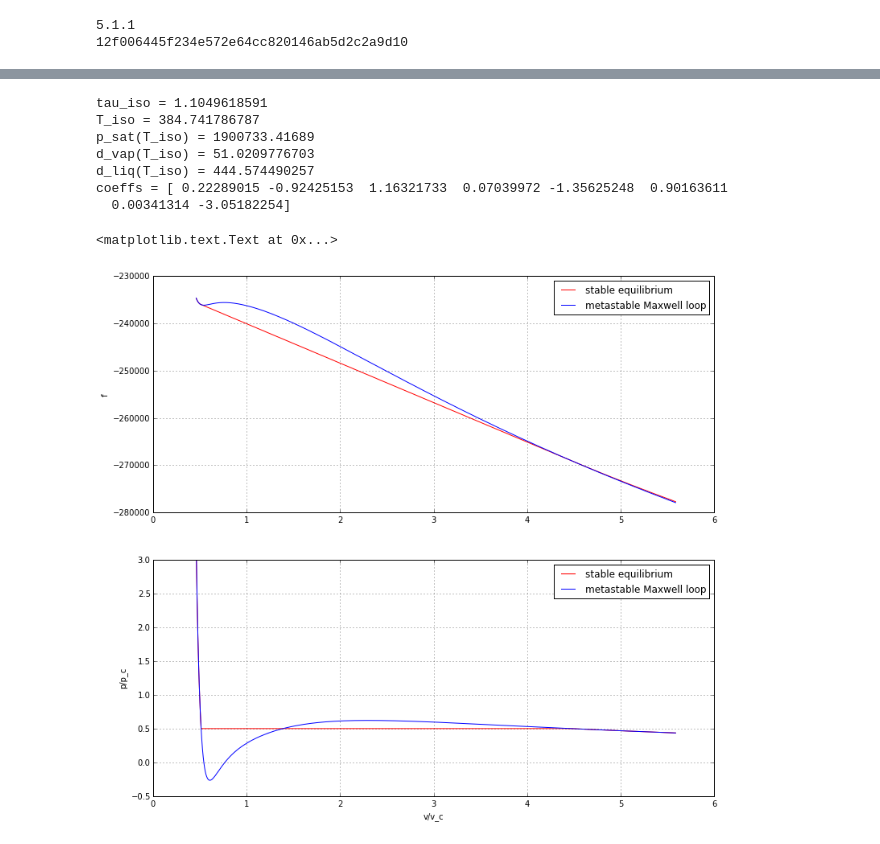
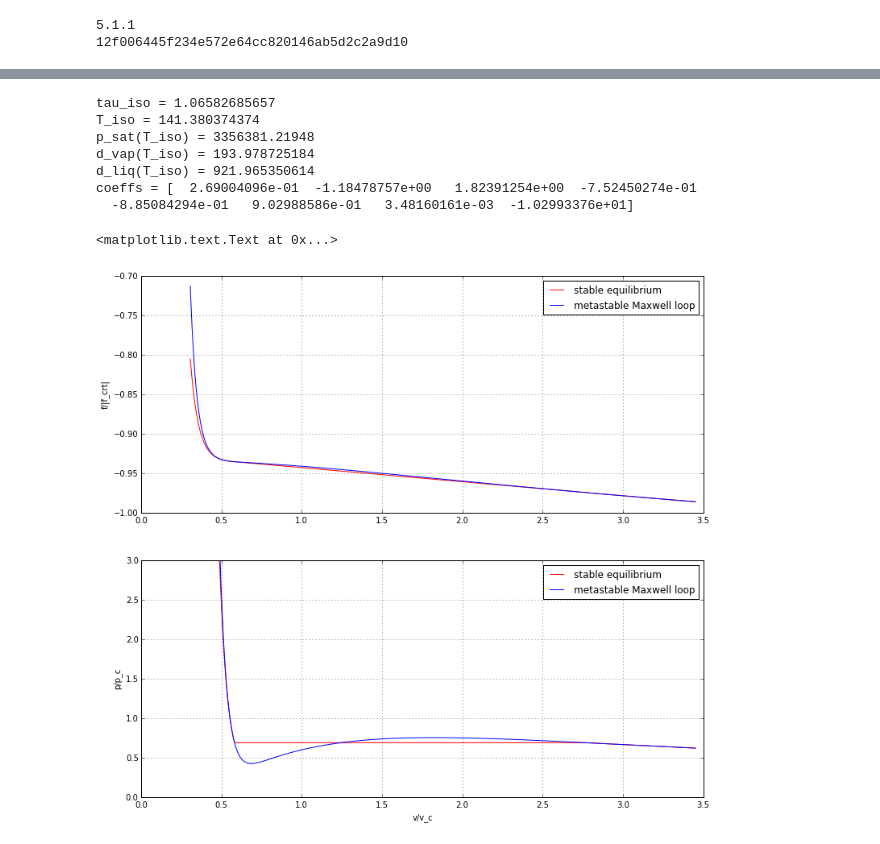
Before and after one commit to CoolProp/CoolProp, a Jupyter notebook: doc/notebooks/Maxwell_Loop.ipynb, the cells around one changed output, grey strips where cells are left out. Drawn from its saved outputs; the diff is of its cells as text; code cells hidden in the pictures.

Commit message:
more plotting

```diff
--- a/doc/notebooks/Maxwell_Loop.ipynb
+++ b/doc/notebooks/Maxwell_Loop.ipynb
@@ -35,7 +35,7 @@ width = 12.5
 # Calculation of the coefficients for the metastable region interpolation happens in this cell
 
 # Set FluidName
-FluidName = 'n-Butane'
+FluidName = 'Argon'
 nPoints = 1000
 # myIdx =620
 myIdx = int(nPoints-140)
@@ -53,6 +53,9 @@ d_crt = PropsSI('RHOMASS_CRITICAL',FluidName)
 v_crt = 1/d_crt
 d_trp_liq = PropsSI('D','T',T_trp,'Q',0,FluidName)
 d_trp_vap = PropsSI('D','T',T_trp,'Q',1,FluidName)
+u_crt = PropsSI('U','T',T_crt,'D',d_crt,FluidName)
+s_crt = PropsSI('S','T',T_crt,'D',d_crt,FluidName)
+f_crt = u_crt- T_crt*s_crt
 print("R = " + str(R))
 print("MM = " + str(MM))
 print("Rs = " + str(Rs))
@@ -70,6 +73,7 @@ v_vap = np.empty(nPoints)
 f_vap = np.empty(nPoints)
 dP_dD_T_vap = np.empty(nPoints)
 d2P_dD2_T_vap = np.empty(nPoints)
+d2P_dDdT_vap = np.empty(nPoints)
 # liq side
 delta_liq = np.empty(nPoints)
 tau_liq = np.empty(nPoints)
@@ -79,6 +83,7 @@ v_liq = np.empty(nPoints)
 f_liq = np.empty(nPoints)
 dP_dD_T_liq = np.empty(nPoints)
 d2P_dD2_T_liq = np.empty(nPoints)
+d2P_dDdT_liq = np.empty(nPoints)
 # metastable coeffs:
 AShape = (8,8)
 A = np.empty(AShape)
@@ -99,6 +104,7 @@ for idx in range(0,nPoints):
     #f_vap[idx] = HEOS.umass() - T_sat[idx]*HEOS.smass()
     dP_dD_T_vap[idx] = HEOS.first_partial_deriv(CP.iP, CP.iDmass, CP.iT)
     d2P_dD2_T_vap[idx] = HEOS.second_partial_deriv(CP.iP, CP.iDmass, CP.iT, CP.iDmass, CP.iT)
+    d2P_dDdT_vap[idx] = HEOS.second_partial_deriv(CP.iP, CP.iDmass, CP.iT, CP.iT, CP.iDmass)
 
     # AT the liq line
     HEOS.update(CP.QT_INPUTS, 0, T_sat[idx])
@@ -110,6 +116,7 @@ for idx in range(0,nPoints):
     # f_liq[idx] = HEOS.umass() - T_sat[idx]*HEOS.smass()
     dP_dD_T_liq[idx] = HEOS.first_partial_deriv(CP.iP, CP.iDmass, CP.iT)
     d2P_dD2_T_liq[idx] = HEOS.second_partial_deriv(CP.iP, CP.iDmass, CP.iT, CP.iDmass, CP.iT)
+    d2P_dDdT_liq[idx] = HEOS.second_partial_deriv(CP.iP, CP.iDmass, CP.iT, CP.iT, CP.iDmass)
 
     # calculate metastable coeffs by solving Ax=b
     A = np.array([[delta_vap[idx]**5/5, delta_vap[idx]**4/4, delta_vap[idx]**3/3, delta_vap[idx]**2/2, delta_vap[idx], log(delta_vap[idx]), -1/tau_vap[idx]/delta_vap[idx], 1/tau_vap[idx]],
@@ -226,8 +241,8 @@ print("coeffs = " + str(c))
 
 # get a density range
 d_min = 0.8*d_vap[myIdx]
-#d_max = 1.9*d_liq[myIdx]
-d_max = PropsSI('D','T',T_iso,'P',p_max,FluidName)
+d_max = 1.9*d_liq[myIdx]
+#d_max = PropsSI('D','T',T_iso,'P',p_max,FluidName)
 rhos = np.linspace(d_min, d_max, num=nPoints)
 #rhos = np.linspace(d_trp_vap, d_trp_liq, num=nPoints)
 deltas = rhos/d_crt
@@ -243,44 +258,44 @@ ps = np.ones(nPoints)
 fms = np.ones(nPoints)
 pms = np.ones(nPoints)
 for idx in range(0,nPoints):
     # stable
     HEOS.update(CP.DmassT_INPUTS, rhos[idx], T_iso)
     ps[idx] = HEOS.p()
     #fs[idx] = Rs*T_iso*(HEOS.alpha0() + HEOS.alphar())
     fs[idx] = HEOS.umass() - T_iso*HEOS.smass()
     # meta stable interpolation
     fms[idx] = Rs*T_crt*( c[0]*deltas[idx]**5/5 +c[1]*deltas[idx]**4/4 +c[2]*deltas[idx]**3/3 +c[3]*deltas[idx]**2/2 +c[4]*deltas[idx] +c[5]*log(deltas[idx]) -c[6]/tau_iso/deltas[idx] +c[7]/tau_iso)
     pms[idx] = Rs*T_crt*( c[0]*d_crt*deltas[idx]**6  +c[1]*d_crt*deltas[idx]**5  +c[2]*d_crt*deltas[idx]**4  +c[3]*d_crt*deltas[idx]**3  +c[4]*d_crt*deltas[idx]**2 +c[5]*d_crt*deltas[idx] +c[6]*tau_iso)
 
 
 # now plot
 plt.figure(figsize=(width,width*3/2/golden))
 
 plt.subplot(2,1,1)
-plt.plot(vs/v_crt, fs, color='red', label='stable equilibrium')
-plt.plot(vs/v_crt, fms, color='blue', label='metastable Maxwell loop')
+plt.plot(vs/v_crt, fs/abs(f_crt), color='red', label='stable equilibrium')
+plt.plot(vs/v_crt, fms/abs(f_crt), color='blue', label='metastable Maxwell loop')
 plt.grid(b=True, linestyle=':')
 plt.legend(loc='upper right')
-plt.ylabel('f')
+plt.ylabel('f/|f_crt|')
 
 plt.subplot(2,1,2)
 plt.plot(vs/v_crt, ps/p_crt, color='red', label='stable equilibrium')
 plt.plot(vs/v_crt, pms/p_crt, color='blue', label='metastable Maxwell loop')
 plt.ylim(ymax=3)
 plt.grid(b=True, linestyle=':')
 plt.legend(loc='upper right')
 plt.ylabel('p/p_c')
 plt.xlabel('v/v_c')
 # %% [output]
-tau_iso = 1.1049618591
-T_iso = 384.741786787
-p_sat(T_iso) = 1900733.41689
-d_vap(T_iso) = 51.0209776703
-d_liq(T_iso) = 444.574490257
-coeffs = [ 0.22289015 -0.92425153  1.16321733  0.07039972 -1.35625248  0.90163611
-  0.00341314 -3.05182254]
+tau_iso = 1.06582685657
+T_iso = 141.380374374
+p_sat(T_iso) = 3356381.21948
+d_vap(T_iso) = 193.978725184
+d_liq(T_iso) = 921.965350614
+coeffs = [  2.69004096e-01  -1.18478757e+00   1.82391254e+00  -7.52450274e-01
+  -8.85084294e-01   9.02988586e-01   3.48160161e-03  -1.02993376e+01]
 <matplotlib.text.Text at 0x...>
-[figure, old version]
+[figure, new version]
 # %%
 # copy coeffs of that point
 c0 = x[:,0]
```
Also changed, not shown: parts of 4 cells of this notebook.
